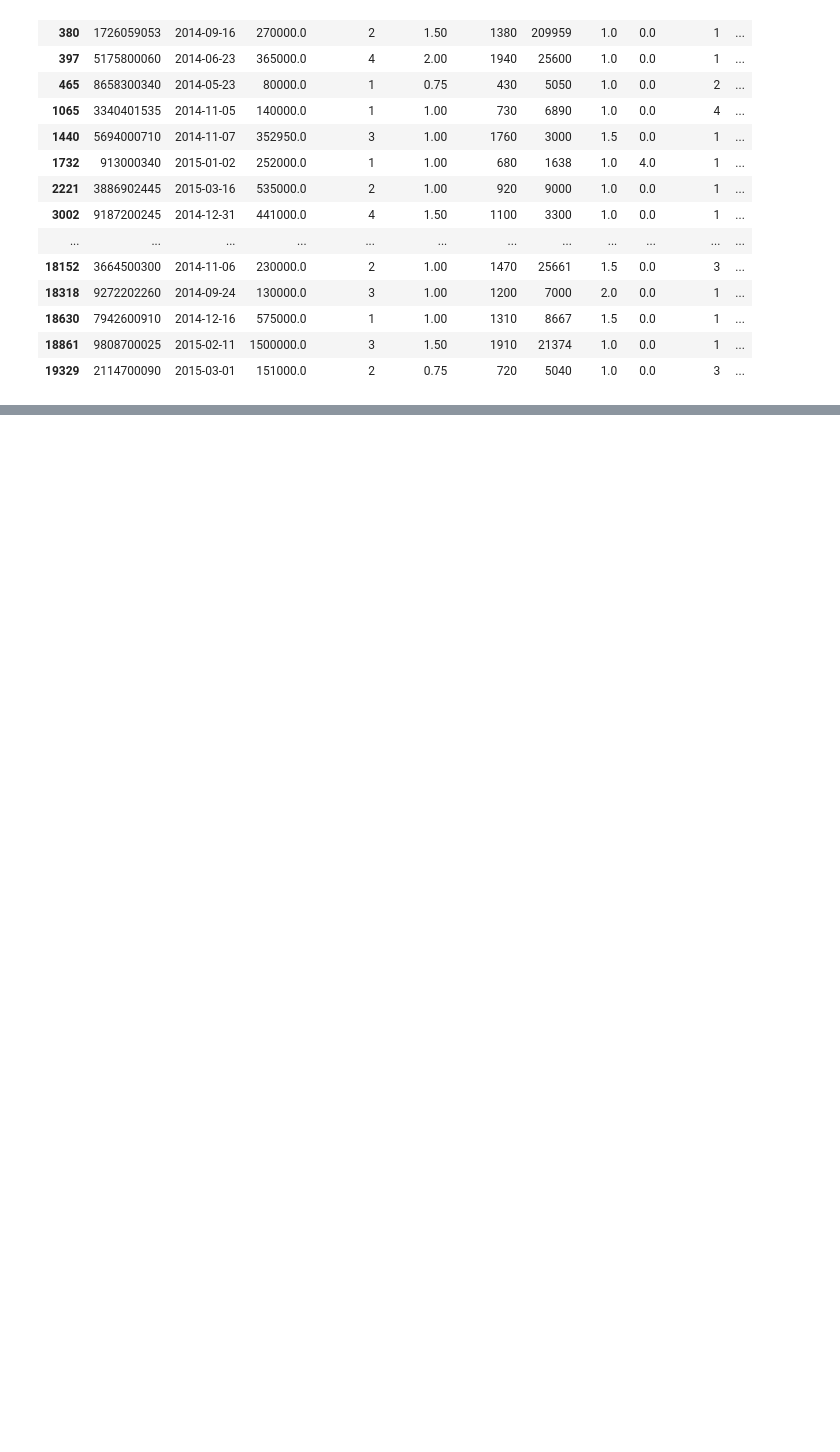
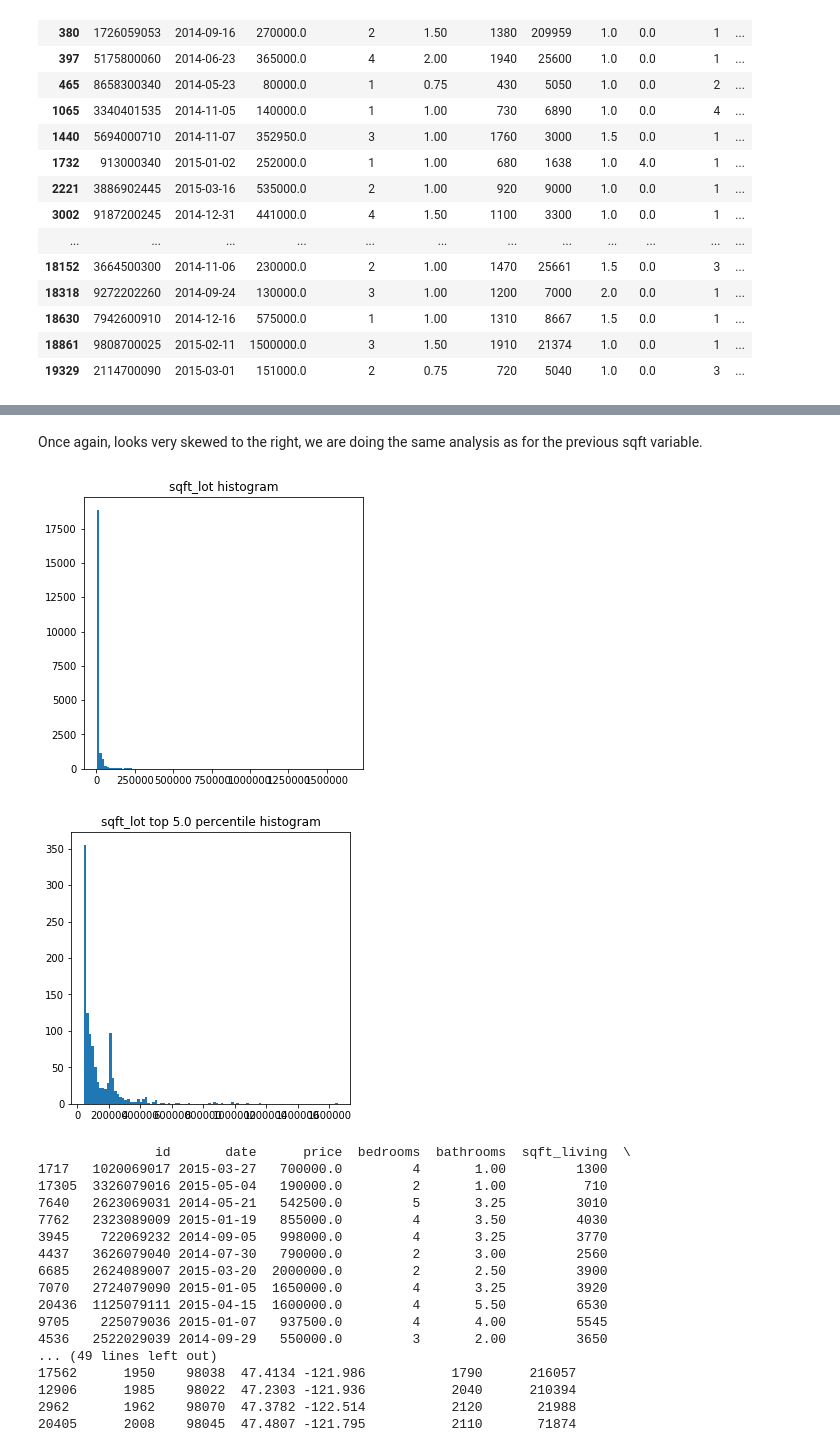
Before and after one commit to MatePocs/kings_county_housing, a Jupyter notebook: index.ipynb, the cells around one changed output, grey strips where cells are left out. Cells and saved outputs as stored; diff of their text form; code cells hidden in the pictures; blank space fills up the shorter version.

```diff
--- a/index.ipynb
+++ b/index.ipynb
@@ -277,0 +457,24 @@ view: NaN's populated with the median of the column
+# %% [markdown]
+Once again, looks very skewed to the right, we are doing the same analysis as for the previous sqft variable.
+# %%
+analyse_right_tail('sqft_lot', 0.95)
+# %% [output]
+[figure, added]
+[figure, added]
+               id       date      price  bedrooms  bathrooms  sqft_living  \
+1717   1020069017 2015-03-27   700000.0         4       1.00         1300
+17305  3326079016 2015-05-04   190000.0         2       1.00          710
+7640   2623069031 2014-05-21   542500.0         5       3.25         3010
+7762   2323089009 2015-01-19   855000.0         4       3.50         4030
+3945    722069232 2014-09-05   998000.0         4       3.25         3770
+4437   3626079040 2014-07-30   790000.0         2       3.00         2560
+6685   2624089007 2015-03-20  2000000.0         2       2.50         3900
+7070   2724079090 2015-01-05  1650000.0         4       3.25         3920
+20436  1125079111 2015-04-15  1600000.0         4       5.50         6530
+9705    225079036 2015-01-07   937500.0         4       4.00         5545
+4536   2522029039 2014-09-29   550000.0         3       2.00         3650
+... (49 lines left out)
+17562      1950    98038  47.4134 -121.986           1790      216057
+12906      1985    98022  47.2303 -121.936           2040      210394
+2962       1962    98070  47.3782 -122.514           2120       21988
+20405      2008    98045  47.4807 -121.795           2110       71874
```
Also changed, not shown: parts of 78 cells of this notebook.
